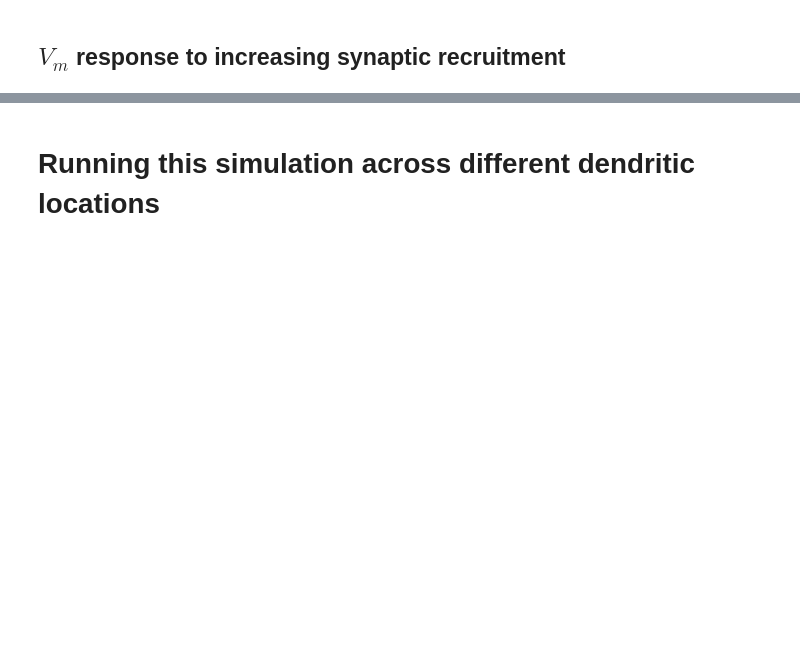
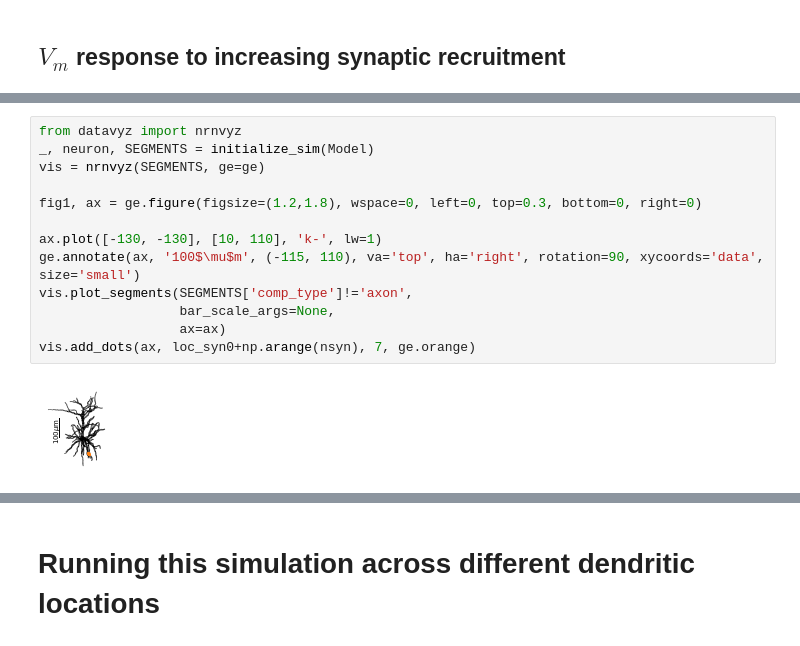
Before and after one commit to yzerlaut/zinc-NMDA-modulation, a Jupyter notebook: NMDA-spike.ipynb, the cells around one changed output, grey strips where cells are left out. Saved outputs shown, nothing was run; the diff lists cells and outputs as text; blank space fills up the shorter version.

```diff
--- a/NMDA-spike.ipynb
+++ b/NMDA-spike.ipynb
@@ -17,0 +44,15 @@ We increase the number of synapses recruited in a localized region of the dendri
+# %%
+from datavyz import nrnvyz
+_, neuron, SEGMENTS = initialize_sim(Model)
+vis = nrnvyz(SEGMENTS, ge=ge)
+
+fig1, ax = ge.figure(figsize=(1.2,1.8), wspace=0, left=0, top=0.3, bottom=0, right=0)
+
+ax.plot([-130, -130], [10, 110], 'k-', lw=1)
+ge.annotate(ax, '100$\mu$m', (-115, 110), va='top', ha='right', rotation=90, xycoords='data', size='small')
+vis.plot_segments(SEGMENTS['comp_type']!='axon',
+                  bar_scale_args=None,
+                  ax=ax)
+vis.add_dots(ax, loc_syn0+np.arange(nsyn), 7, ge.orange)
+# %% [output]
+[figure, added]
```
Also changed, not shown: parts of 6 cells of this notebook, 8 other files.
